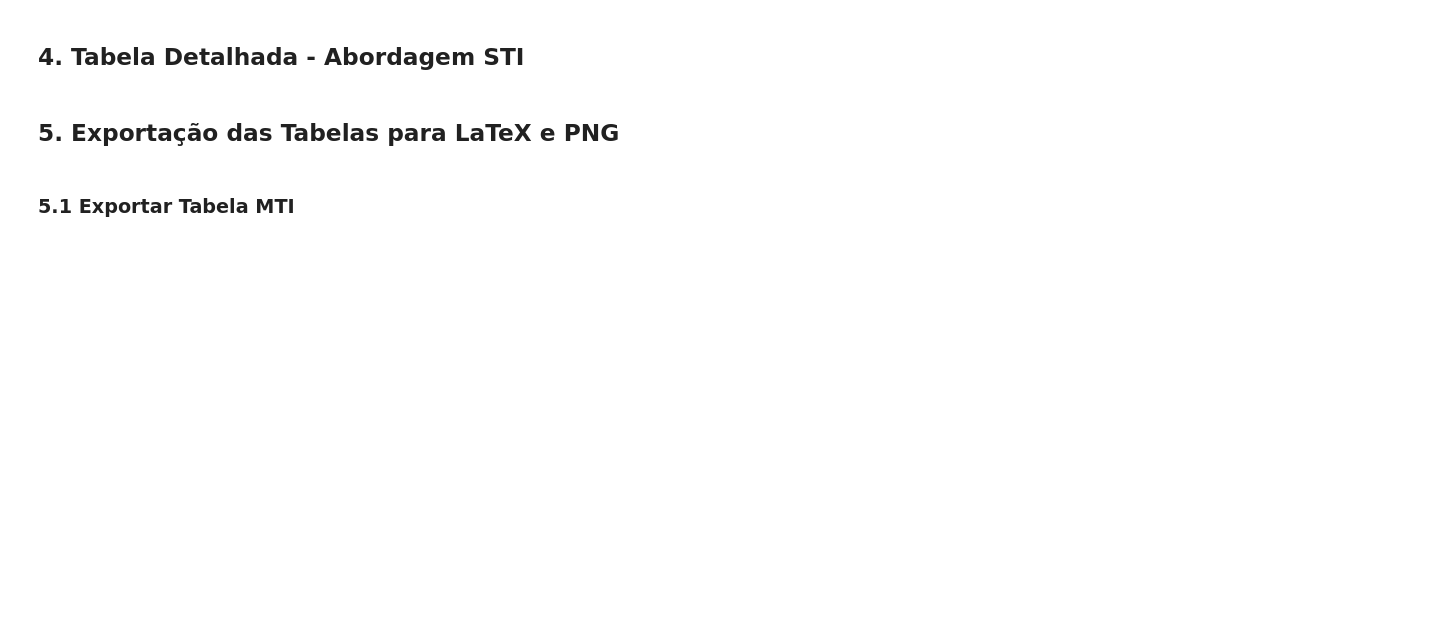
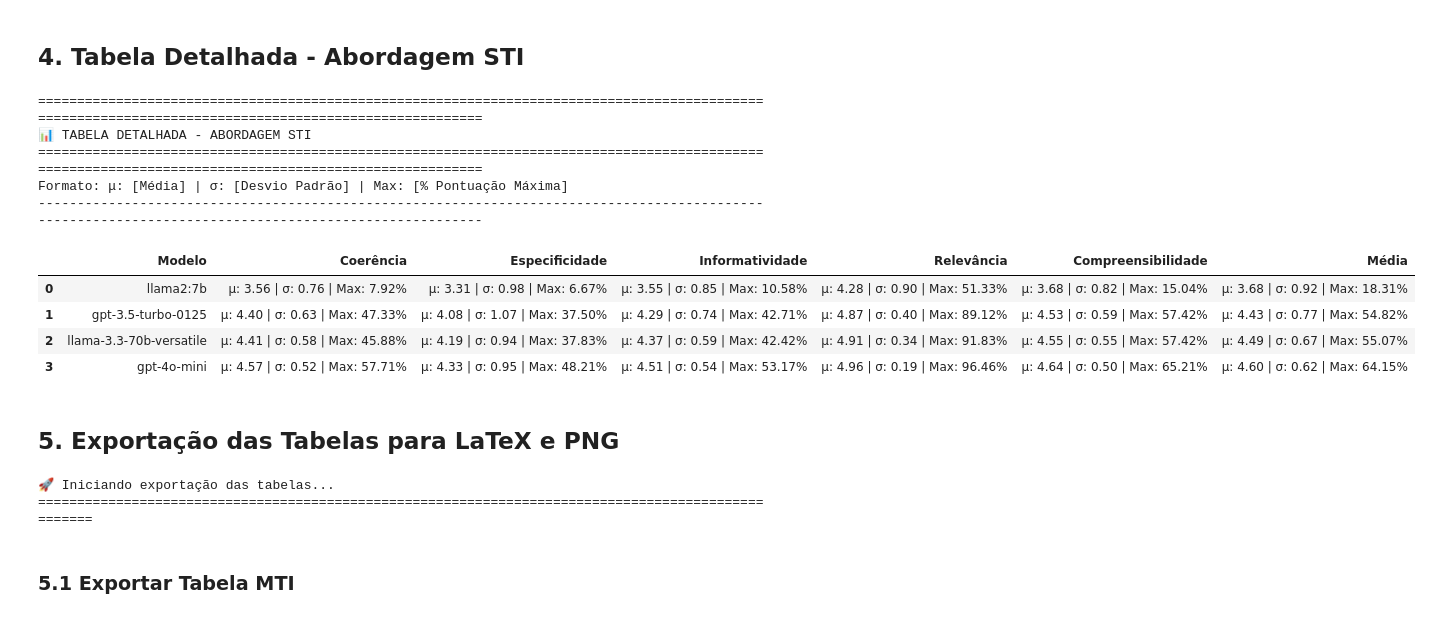
Before and after one commit to gpmoura4/Multitask_EDC_II, a Jupyter notebook: inference/final_metrics/summary_llm_judge_metrics.ipynb, the cells around one changed output. Drawn from its saved outputs; the diff is of its cells as text; code cells hidden in the pictures; blank space fills up the shorter version.

```diff
--- a/inference/final_metrics/summary_llm_judge_metrics.ipynb
+++ b/inference/final_metrics/summary_llm_judge_metrics.ipynb
@@ -135,6 +148,13 @@ Formato: μ: [Média] | Max: [% Pontuação Máxima]
 # %%
 # Criar tabela detalhada para STI
 sti_table_rows = []
+
+ORDERED_MODELS = [
+    "llama2:7b",
+    "gpt-3.5-turbo-0125",
+    "llama-3.3-70b-versatile",
+    "gpt-4o-mini"
+]
 
 for doc in documents:
     experiment_name = doc["experiment_name"]
@@ -145,44 +165,60 @@ for doc in documents:
     # STI metrics
     sti_metrics = doc.get("STI_metrics", {})
 
-    # Para cada métrica individual
     for metric in METRICS:
         if metric in sti_metrics:
             mean_val = sti_metrics[metric].get("mean", 0)
+            std_val = sti_metrics[metric].get("std", 0)
             count_max = sti_metrics[metric].get("count_max_score", 0)
             total = sti_metrics[metric].get("total_samples", 1)
 
-            # Calcular porcentagem de pontuação máxima
             pct_max = (count_max / total * 100) if total > 0 else 0
 
-            # Formatar: "μ: 4.57 | Max: 57.71%"
-            col_value = f"μ: {mean_val:.2f} | Max: {pct_max:.2f}%"
+            col_value = f"μ: {mean_val:.2f} | σ: {std_val:.2f} | Max: {pct_max:.2f}%"
         else:
             col_value = "N/A"
 
-        # Usar o label da métrica
         metric_label = METRIC_LABELS[metric]
         row_data[metric_label] = col_value
 
-    # Adicionar coluna de média geral
+    # Média geral
     overall = doc.get("overall_statistics", {}).get("STI", {})
     overall_mean = overall.get("mean", 0)
+    overall_std = overall.get("std", 0)
     overall_count_max = overall.get("count_max_score", 0)
     overall_total = overall.get("total_samples", 1)
     overall_pct_max = (overall_count_max / overall_total * 100) if overall_total > 0 else 0
 
-    row_data["Média Geral"] = f"μ: {overall_mean:.2f} | Max: {overall_pct_max:.2f}%"
+    row_data["Média"] = f"μ: {overall_mean:.2f} | σ: {overall_std:.2f} | Max: {overall_pct_max:.2f}%"
 
     sti_table_rows.append(row_data)
 
 df_sti_detailed = pd.DataFrame(sti_table_rows)
 
+# 🔥 Ordenar pela lista desejada
+df_sti_detailed["sort_key"] = df_sti_detailed["Modelo"].apply(
+    lambda x: ORDERED_MODELS.index(x) if x in ORDERED_MODELS else 999
+)
+
+df_sti_detailed = df_sti_detailed.sort_values("sort_key").drop(columns=["sort_key"]).reset_index(drop=True)
+
 print("\n" + "="*150)
 print("📊 TABELA DETALHADA - ABORDAGEM STI")
 print("="*150)
-print("Formato: μ: [Média] | Max: [% Pontuação Máxima]")
+print("Formato: μ: [Média] | σ: [Desvio Padrão] | Max: [% Pontuação Máxima]")
 print("-"*150)
 display(df_sti_detailed)
+# %% [output]
+======================================================================================================================================================
+📊 TABELA DETALHADA - ABORDAGEM STI
+======================================================================================================================================================
+Formato: μ: [Média] | σ: [Desvio Padrão] | Max: [% Pontuação Máxima]
+------------------------------------------------------------------------------------------------------------------------------------------------------
+|  | Modelo | Coerência | Especificidade | Informatividade | Relevância | Compreensibilidade | Média |
+| 0 | llama2:7b | μ: 3.56 | σ: 0.76 | Max: 7.92% | μ: 3.31 | σ: 0.98 | Max: 6.67% | μ: 3.55 | σ: 0.85 | Max: 10.58% | μ: 4.28 | σ: 0.90 | Max: 51.33% | μ: 3.68 | σ: 0.82 | Max: 15.04% | μ: 3.68 | σ: 0.92 | Max: 18.31% |
+| 1 | gpt-3.5-turbo-0125 | μ: 4.40 | σ: 0.63 | Max: 47.33% | μ: 4.08 | σ: 1.07 | Max: 37.50% | μ: 4.29 | σ: 0.74 | Max: 42.71% | μ: 4.87 | σ: 0.40 | Max: 89.12% | μ: 4.53 | σ: 0.59 | Max: 57.42% | μ: 4.43 | σ: 0.77 | Max: 54.82% |
+| 2 | llama-3.3-70b-versatile | μ: 4.41 | σ: 0.58 | Max: 45.88% | μ: 4.19 | σ: 0.94 | Max: 37.83% | μ: 4.37 | σ: 0.59 | Max: 42.42% | μ: 4.91 | σ: 0.34 | Max: 91.83% | μ: 4.55 | σ: 0.55 | Max: 57.42% | μ: 4.49 | σ: 0.67 | Max: 55.07% |
+| 3 | gpt-4o-mini | μ: 4.57 | σ: 0.52 | Max: 57.71% | μ: 4.33 | σ: 0.95 | Max: 48.21% | μ: 4.51 | σ: 0.54 | Max: 53.17% | μ: 4.96 | σ: 0.19 | Max: 96.46% | μ: 4.64 | σ: 0.50 | Max: 65.21% | μ: 4.60 | σ: 0.62 | Max: 64.15% |
 # %% [markdown]
 ## 5. Exportação das Tabelas para LaTeX e PNG
 # %%
@@ -190,7 +226,7 @@ import dataframe_image as dfi
 from datetime import datetime
 
 # Criar diretório para exportação se não existir
-export_dir = "inference/final_metrics/exports"
+export_dir = "inference/llm_judge_result/exports"
 os.makedirs(export_dir, exist_ok=True)
 
 # Timestamp para nomes de arquivo únicos
@@ -198,6 +234,9 @@ timestamp = datetime.now().strftime("%Y%m%d_%H%M%S")
 
 print("🚀 Iniciando exportação das tabelas...")
 print("="*100)
+# %% [output]
+🚀 Iniciando exportação das tabelas...
+====================================================================================================
 # %% [markdown]
 ### 5.1 Exportar Tabela MTI
 # %%
```
Also changed, not shown: parts of 11 cells of this notebook, 35 other files.
